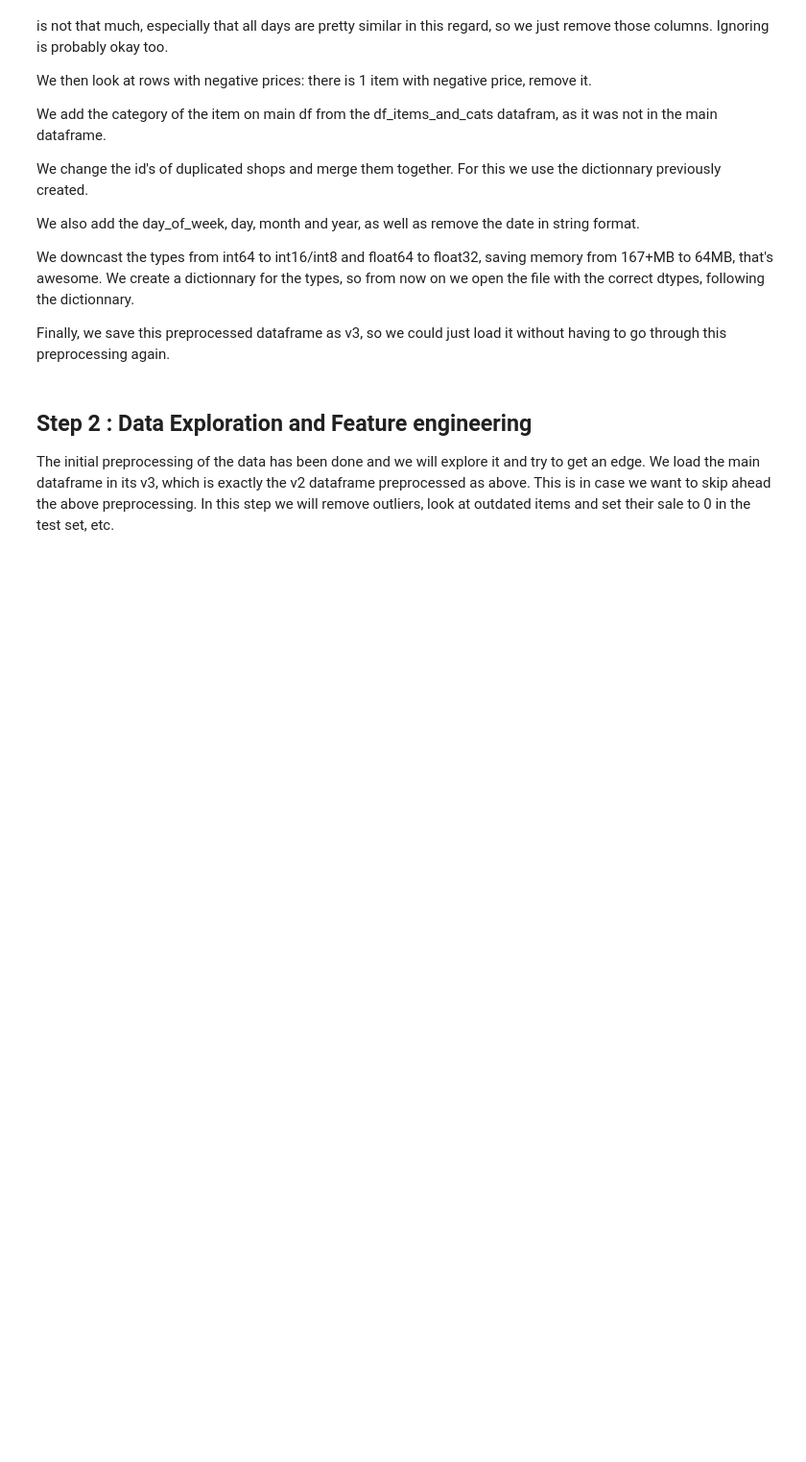
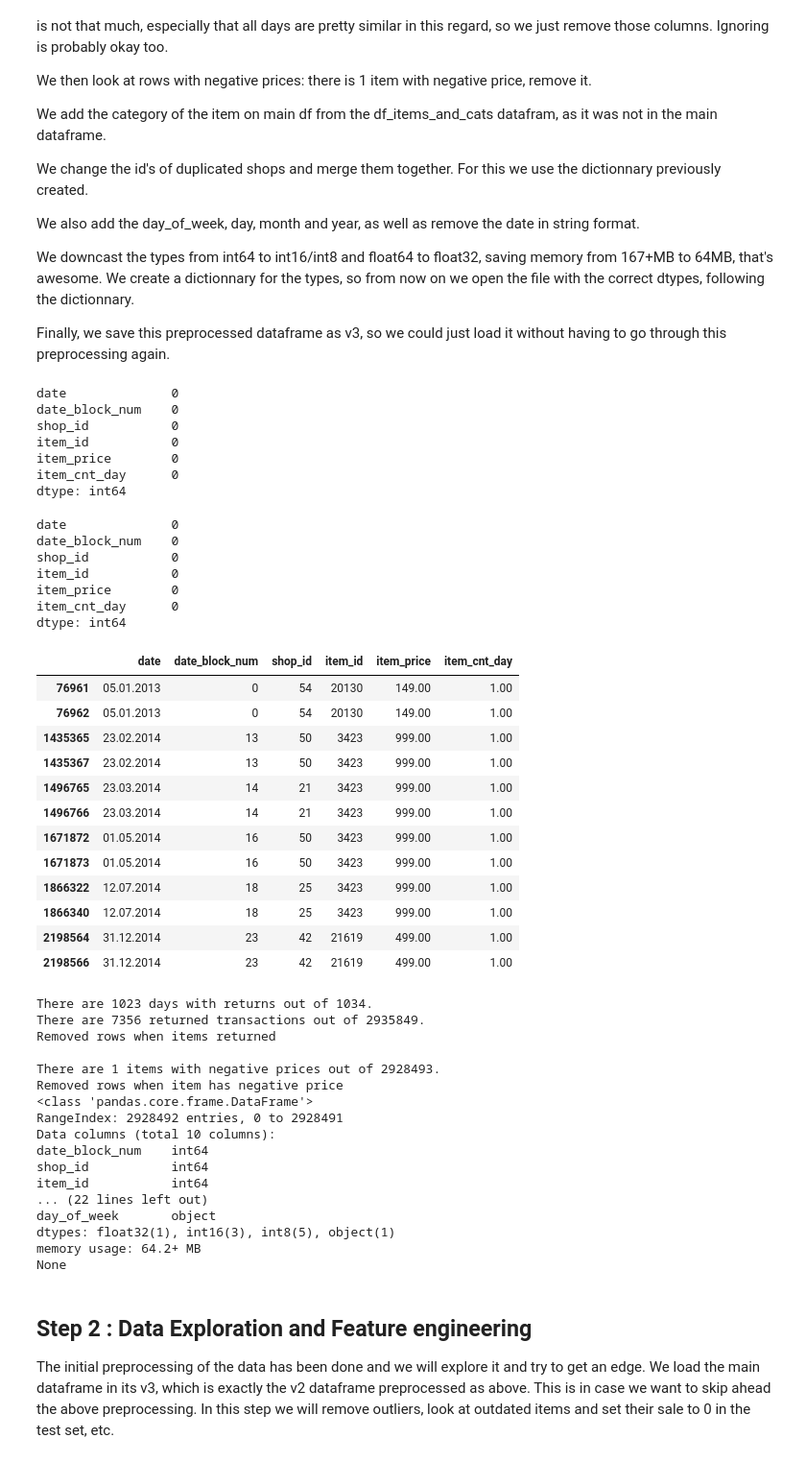
Before and after one commit to gheorghebg11/PredictFutureSales, a Jupyter notebook: 1_DataVisu.ipynb, the cells around one changed output. Shown: that part at 96% size. Saved outputs shown, nothing was run; the diff lists cells and outputs as text; code cells hidden in the pictures; blank space fills up the shorter version.

```diff
--- a/1_DataVisu.ipynb
+++ b/1_DataVisu.ipynb
@@ -132,35 +213,80 @@ fix_negative_prices(df_train)
 
 # add category_id column
 dict_of_items = dict(zip(df_items_and_cats['item_id'], df_items_and_cats['item_category_id']))
 df_train['category_id'] = df_train['item_id'].map(dict_of_items)
 
 # Fix duplicated shops
 fix_shops_id(df_train)
 fix_shops_id(df_test)
 
 # change date in (year, month, day, day of the week)
 df_train['date'] = pd.to_datetime(df_train['date'], format="%d.%m.%Y")
 df_train['day'] = df_train['date'].dt.day.astype(np.int8)
 df_train['month'] = df_train['date'].dt.month.astype(np.int8)
 df_train['year'] = df_train['date'].dt.year.astype(np.int16)
 df_train['day_of_week'] = df_train['date'].dt.day_name()
 df_train.drop(columns = 'date', inplace = True)
 
 # downcast types
 print(df_train.info())
 #for col in df_train.columns:
 #    print(col, df_train[col].max())
 df_train['date_block_num'] = df_train['date_block_num'].astype(np.int8)
 df_train['shop_id'] = df_train['shop_id'].astype(np.int8)
 df_train['category_id'] = df_train['category_id'].astype(np.int8)
 df_train['item_id'] = df_train['item_id'].astype(np.int16)
 df_train['item_price'] = df_train['item_price'].astype(np.float32)
 #df_train['item_cnt_day'].unique() # seems to all be int
 df_train['item_cnt_day'] = df_train['item_cnt_day'].astype(np.int16)
 
 print(df_train.info())
-df_train.to_csv(os.path.join(data_dir, 'sales_train_v3.csv'), index=False)
-df_test.to_csv(os.path.join(data_dir, 'test_v3.csv'), index=False)
+#df_train.to_csv(os.path.join(data_dir, 'sales_train_v3.csv'), index=False)
+#df_test.to_csv(os.path.join(data_dir, 'test_v3.csv'), index=False)
+# %% [output]
+date              0
+date_block_num    0
+shop_id           0
+item_id           0
+item_price        0
+item_cnt_day      0
+dtype: int64
+date              0
+date_block_num    0
+shop_id           0
+item_id           0
+item_price        0
+item_cnt_day      0
+dtype: int64
+|  | date | date_block_num | shop_id | item_id | item_price | item_cnt_day |
+| 76961 | 05.01.2013 | 0 | 54 | 20130 | 149.00 | 1.00 |
+| 76962 | 05.01.2013 | 0 | 54 | 20130 | 149.00 | 1.00 |
+| 1435365 | 23.02.2014 | 13 | 50 | 3423 | 999.00 | 1.00 |
+| 1435367 | 23.02.2014 | 13 | 50 | 3423 | 999.00 | 1.00 |
+| 1496765 | 23.03.2014 | 14 | 21 | 3423 | 999.00 | 1.00 |
+| 1496766 | 23.03.2014 | 14 | 21 | 3423 | 999.00 | 1.00 |
+| 1671872 | 01.05.2014 | 16 | 50 | 3423 | 999.00 | 1.00 |
+| 1671873 | 01.05.2014 | 16 | 50 | 3423 | 999.00 | 1.00 |
+| 1866322 | 12.07.2014 | 18 | 25 | 3423 | 999.00 | 1.00 |
+| 1866340 | 12.07.2014 | 18 | 25 | 3423 | 999.00 | 1.00 |
+| 2198564 | 31.12.2014 | 23 | 42 | 21619 | 499.00 | 1.00 |
+| 2198566 | 31.12.2014 | 23 | 42 | 21619 | 499.00 | 1.00 |
+There are 1023 days with returns out of 1034.
+There are 7356 returned transactions out of 2935849.
+Removed rows when items returned
+
+There are 1 items with negative prices out of 2928493.
+Removed rows when item has negative price
+<class 'pandas.core.frame.DataFrame'>
+RangeIndex: 2928492 entries, 0 to 2928491
+Data columns (total 10 columns):
+date_block_num    int64
+shop_id           int64
+item_id           int64
+... (22 lines left out)
+day_of_week       object
+dtypes: float32(1), int16(3), int8(5), object(1)
+memory usage: 64.2+ MB
+None
 # %% [markdown]
 ## Step 2 : Data Exploration and Feature engineering
 
```
Also changed, not shown: parts of 4 cells of this notebook.
